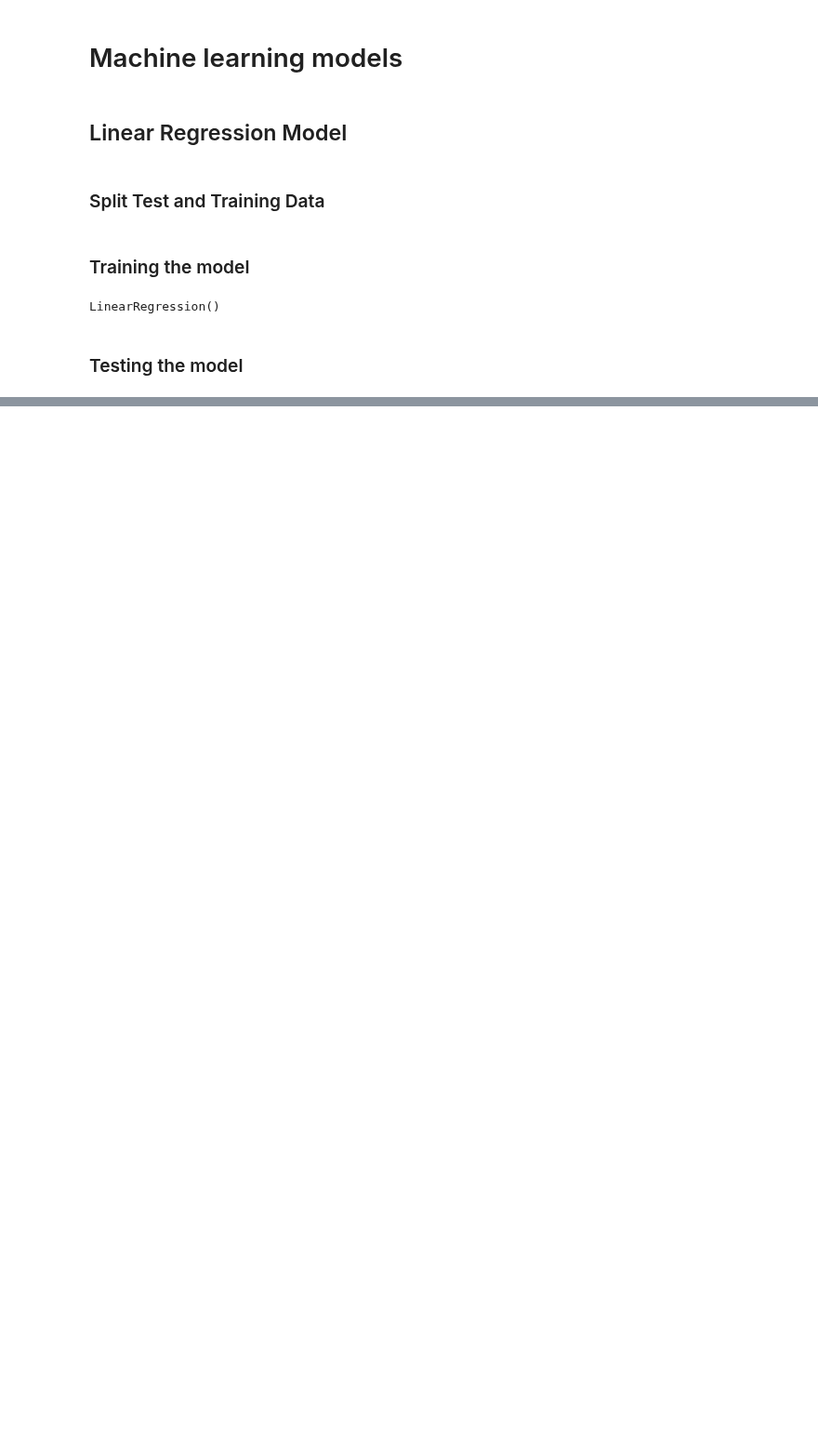
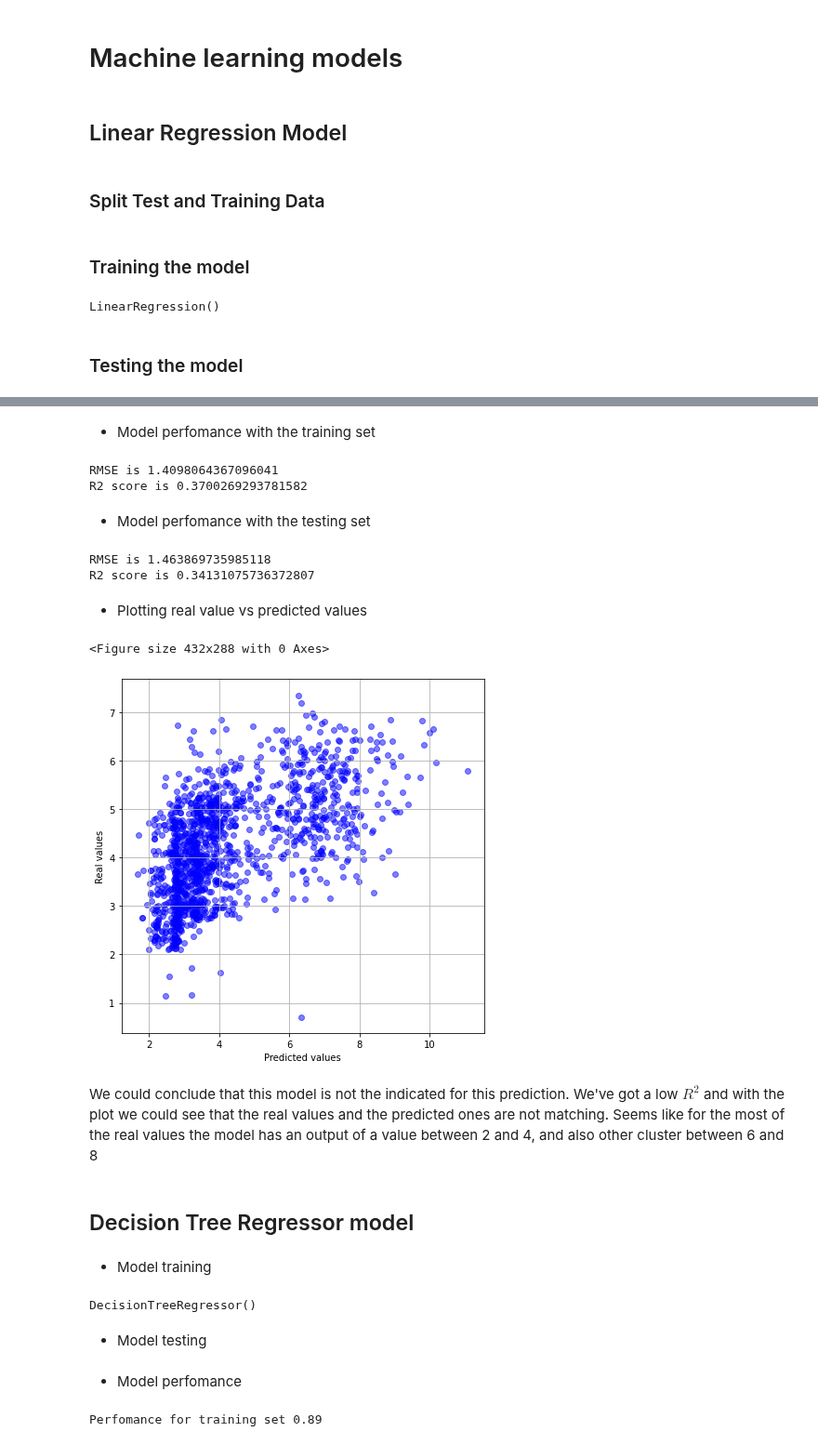
Before and after one commit to matias-dogliani/energybuild, a Jupyter notebook: Training_Testing_model.ipynb, the cells around one changed output, grey strips where cells are left out. Shown at 93% size. Drawn from its saved outputs; the diff is of its cells as text; code cells hidden in the pictures; blank space fills up the shorter version.

Commit message:
Add tree regression model plot

```diff
--- a/Training_Testing_model.ipynb
+++ b/Training_Testing_model.ipynb
@@ -117,0 +123,49 @@ LinearRegression()
+# %% [markdown]
+* Model perfomance with the training set
+# %%
+rmse_train = (np.sqrt(mean_squared_error(y_train, y_train_predict)))
+r2_train= r2_score(y_train, y_train_predict)
+
+print('RMSE is {}'.format(rmse_train))
+print('R2 score is {}'.format(r2_train))
+# %% [output]
+RMSE is 1.4098064367096041
+R2 score is 0.3700269293781582
+# %% [markdown]
+* Model perfomance with the testing set
+# %%
+y_test_predict = LinearReg.predict(X_test)
+rmse = (np.sqrt(mean_squared_error(y_test, y_test_predict)))
+r2 = r2_score(y_test, y_test_predict)
+print('RMSE is {}'.format(rmse))
+print('R2 score is {}'.format(r2))
+# %% [output]
+RMSE is 1.463869735985118
+R2 score is 0.34131075736372807
+# %% [markdown]
+* Plotting real value vs predicted values
+# %%
+plt.figure()
+plt.figure(figsize=(7, 7))
+plt.grid()
+plt.scatter(y_test, y_test_predict,alpha=0.5,color='blue')
+plt.ylabel("Real values")
+plt.xlabel("Predicted values")
+plt.show()
+# %% [output]
+<Figure size 432x288 with 0 Axes>
+[figure, added]
+# %% [markdown]
+ We could conclude that this model is not the indicated for this prediction. We've got a low $R^2$ and with the plot we could see that the real values and the predicted ones are not matching.
+ Seems like for the most of the real values the model has an output of a value between 2 and 4, and also other cluster between 6 and 8
+# %% [markdown]
+## Decision Tree Regressor model
+# %% [markdown]
+* Model training
+# %%
+DecTreeReg= DecisionTreeRegressor()
+DecTreeReg.fit(X_train, y_train)
+# %% [output]
+DecisionTreeRegressor()
+# %% [markdown]
+* Model testing
@@ -117,0 +174,7 @@ LinearRegression()
+# %% [markdown]
+* Model perfomance
+# %%
+r2=r2_score(y_test, predictions)
+print("Perfomance for training set {:.2f}".format(r2))
+# %% [output]
+Perfomance for training set 0.89
```
Also changed, not shown: parts of 9 cells of this notebook, 2 other files.
